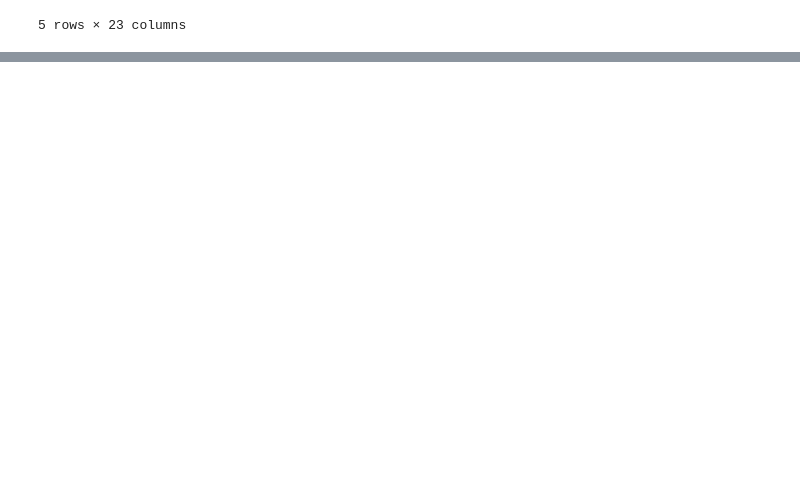
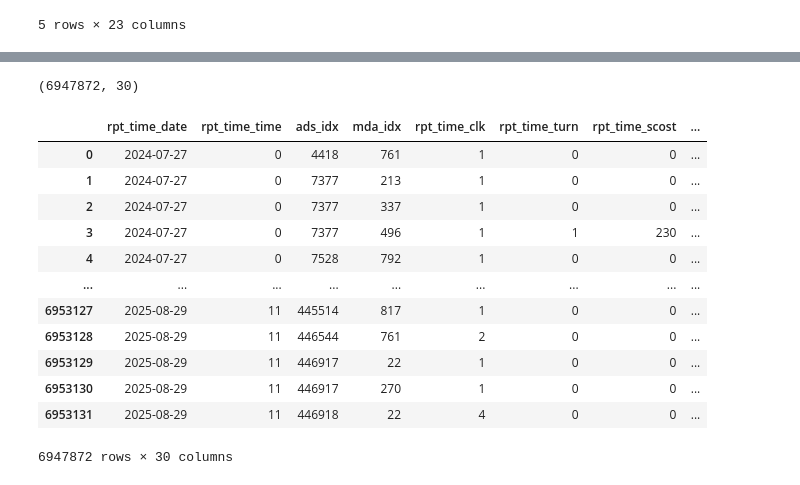
Before and after one commit to sese7414/reward_ads_project, a Jupyter notebook: Sehee/recommend.ipynb, the cells around one changed output, grey strips where cells are left out. Cells and saved outputs as stored; diff of their text form; code cells hidden in the pictures; blank space fills up the shorter version.

```diff
--- a/Sehee/recommend.ipynb
+++ b/Sehee/recommend.ipynb
@@ -36,0 +184,3 @@ DefaultCredentialsError: Your default credentials were not found. To set up Appl
+# %%
+domain_list = pd.read_csv('광고도메인리스트_1년치.csv')
+domain_list.head()
@@ -152,0 +445,4 @@ print("AUC :", roc_auc_score(y_test, y_pred))
+# %%
+mr_df = time_earn.merge(domain_list, on = 'ads_idx', how = 'left')
+mr_df.columns
+# mr_df.drop(columns=['', ''])
@@ -152,0 +515,23 @@ print("AUC :", roc_auc_score(y_test, y_pred))
+# %%
+mr_df.drop(columns=['ads_type', 'row_id', 'ads_icon_img', 'ads_summary', 'Unnamed: 0'], axis = 1, inplace = True)
+# %%
+mr_df = mr_df.dropna(axis = 0)
+mr_df.shape
+# %% [output]
+(6947872, 30)
+# %%
+mr_df
+# %% [output]
+|  | rpt_time_date | rpt_time_time | ads_idx | mda_idx | rpt_time_clk | rpt_time_turn | rpt_time_scost | ... |
+| 0 | 2024-07-27 | 0 | 4418 | 761 | 1 | 0 | 0 | ... |
+| 1 | 2024-07-27 | 0 | 7377 | 213 | 1 | 0 | 0 | ... |
+| 2 | 2024-07-27 | 0 | 7377 | 337 | 1 | 0 | 0 | ... |
+| 3 | 2024-07-27 | 0 | 7377 | 496 | 1 | 1 | 230 | ... |
+| 4 | 2024-07-27 | 0 | 7528 | 792 | 1 | 0 | 0 | ... |
+| ... | ... | ... | ... | ... | ... | ... | ... | ... |
+| 6953127 | 2025-08-29 | 11 | 445514 | 817 | 1 | 0 | 0 | ... |
+| 6953128 | 2025-08-29 | 11 | 446544 | 761 | 2 | 0 | 0 | ... |
+| 6953129 | 2025-08-29 | 11 | 446917 | 22 | 1 | 0 | 0 | ... |
+| 6953130 | 2025-08-29 | 11 | 446917 | 270 | 1 | 0 | 0 | ... |
+| 6953131 | 2025-08-29 | 11 | 446918 | 22 | 4 | 0 | 0 | ... |
+6947872 rows × 30 columns
```
Also changed, not shown: parts of 74 cells of this notebook, 1 other file.
